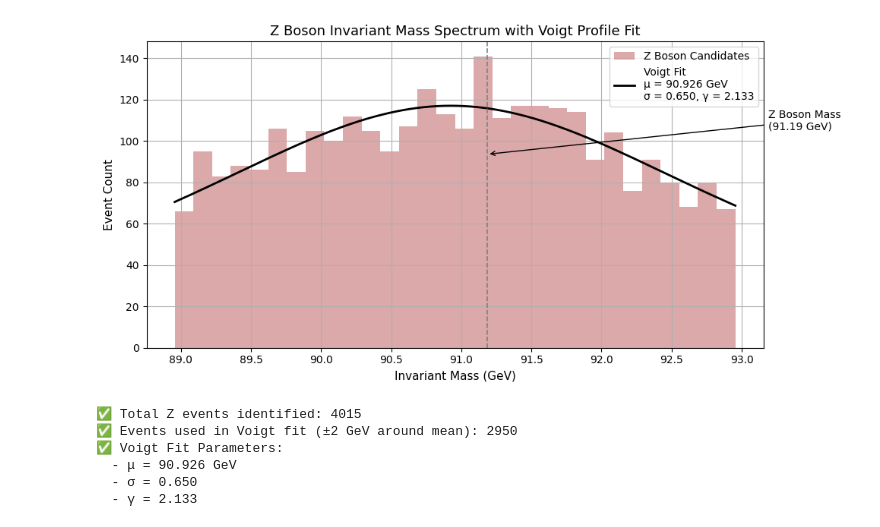
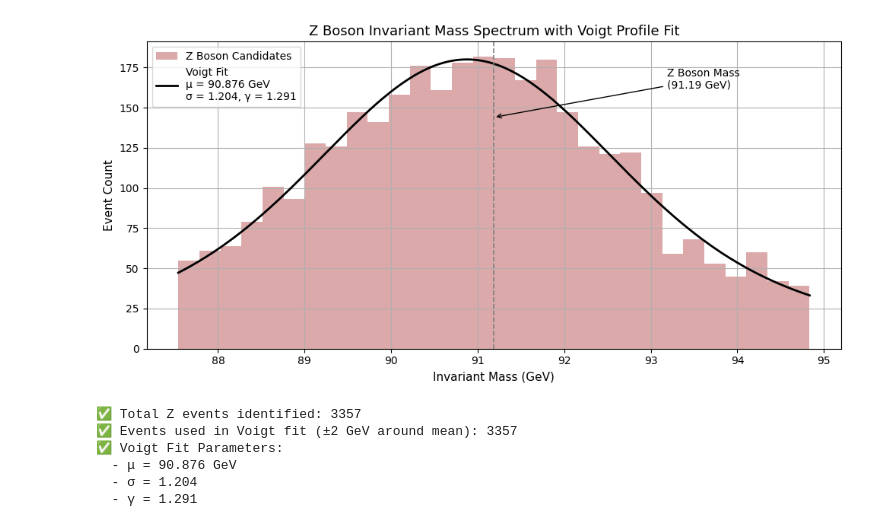
Before and after one commit to notayan1505/computational-analysis-of-CERN-data, a Jupyter notebook: numerical_analysis/Voigt_Profile_Z_Boson.ipynb, the cells around one changed output. Cells and saved outputs as stored; diff of their text form; code cells hidden in the pictures.

```diff
--- a/numerical_analysis/Voigt_Profile_Z_Boson.ipynb
+++ b/numerical_analysis/Voigt_Profile_Z_Boson.ipynb
@@ -5,10 +5,29 @@ import matplotlib.pyplot as plt
 from scipy.optimize import curve_fit
 from scipy.special import wofz
 
-# --- 1. Load and Classify Data ---
+# --- 1. Load and Filter Data ---
 data = pd.read_csv('/Users/xDAyN/Desktop/cs project/School Project/Dimuon_DoubleMu.csv')
 
-# Z boson mass window
+# --- Z Boson Muon Selection Criteria ---
+# - Global muons
+# - Opposite charge
+# - pt > 25 GeV
+# - |η| < 2.4
+
+# Apply selection
+z_selection = (
+    (data['type1'] == 'G') &
+    (data['type2'] == 'G') &
+    (data['Q1'] * data['Q2'] < 0) &
+    (data['pt1'] > 25) &
+    (data['pt2'] > 25) &
+    (np.abs(data['eta1']) < 2.4) &
+    (np.abs(data['eta2']) < 2.4)
+)
+
+data = data[z_selection].copy()
+
+# --- 2. Label Events as Z or Background Based on Mass Window ---
 mZ_nominal = 91.1876
 total_uncertainty = 0.04
 mass_lower = mZ_nominal * (1 - total_uncertainty)
@@ -22,17 +41,14 @@ data['label'] = data['M'].apply(classify_mass)
 masses_z = data[data['label'] == 5]['M']
 total_z_events = len(masses_z)
 
-# --- 2. Voigt Profile ---
+# --- 3. Voigt Profile ---
 def voigt(x, amp, center, sigma, gamma):
     z = ((x - center) + 1j * gamma) / (sigma * np.sqrt(2))
     return amp * np.real(wofz(z)) / (sigma * np.sqrt(2 * np.pi))
 
-# --- 3. Fit Setup ---
-fit_window_width = 2.0
-mean = masses_z.mean()
-fit_mask = (masses_z > mean - fit_window_width) & (masses_z < mean + fit_window_width)
-masses_fit = masses_z[fit_mask]
-events_in_window = fit_mask.sum()
+# --- 4. Fit Setup ---
+masses_fit = masses_z
+events_in_window = len(masses_fit)
 
 # Histogram
 bins = 30
@@ -47,39 +63,39 @@ popt, _ = curve_fit(
     p0=[100, 91.2, 2.5, 2.5],
     bounds=([0, 88, 0.1, 0.1], [np.inf, 94, 10, 10]),
     maxfev=10000
 )
 
 x_fit = np.linspace(bin_edges[0], bin_edges[-1], 1000)
 y_fit = voigt(x_fit, *popt)
 
-# --- 4. Plot: Histogram + Voigt Fit ---
+# --- 5. Plot: Histogram + Voigt Fit ---
 plt.figure(figsize=(10, 5))
 plt.hist(masses_fit, bins=bins, alpha=0.4, color='brown', label='Z Boson Candidates')
 plt.plot(x_fit, y_fit, 'k-', linewidth=2,
          label=f'Voigt Fit\nμ = {popt[1]:.3f} GeV\nσ = {popt[2]:.3f}, γ = {popt[3]:.3f}')
 
 plt.title('Z Boson Invariant Mass Spectrum with Voigt Profile Fit', fontsize=13)
 plt.xlabel('Invariant Mass (GeV)', fontsize=11)
 plt.ylabel('Event Count', fontsize=11)
 plt.axvline(mZ_nominal, color='gray', linestyle='--', linewidth=1.2)
 plt.annotate('Z Boson Mass\n(91.19 GeV)', xy=(mZ_nominal, max(y_fit)*0.8),
              xytext=(mZ_nominal+2, max(y_fit)*0.9),
              arrowprops=dict(arrowstyle='->', color='black'), fontsize=10)
 
 plt.legend(fontsize=10)
 plt.grid(True)
 plt.tight_layout()
 plt.show()
 
-# --- 5. Summary ---
+# --- 6. Summary ---
 print(f"✅ Total Z events identified: {total_z_events}")
 print(f"✅ Events used in Voigt fit (±2 GeV around mean): {events_in_window}")
 print(f"✅ Voigt Fit Parameters:\n  - μ = {popt[1]:.3f} GeV\n  - σ = {popt[2]:.3f}\n  - γ = {popt[3]:.3f}")
 # %% [output]
-[figure, old version]
+[figure, new version]
-✅ Total Z events identified: 4015
-✅ Events used in Voigt fit (±2 GeV around mean): 2950
+✅ Total Z events identified: 3357
+✅ Events used in Voigt fit (±2 GeV around mean): 3357
 ✅ Voigt Fit Parameters:
-  - μ = 90.926 GeV
-  - σ = 0.650
-  - γ = 2.133
+  - μ = 90.876 GeV
+  - σ = 1.204
+  - γ = 1.291
```
